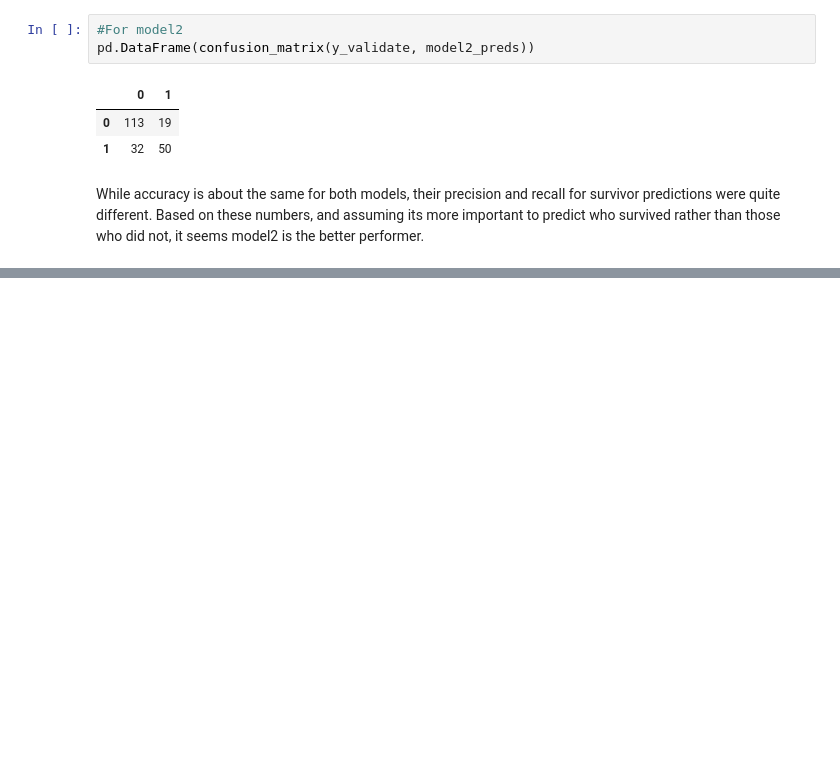
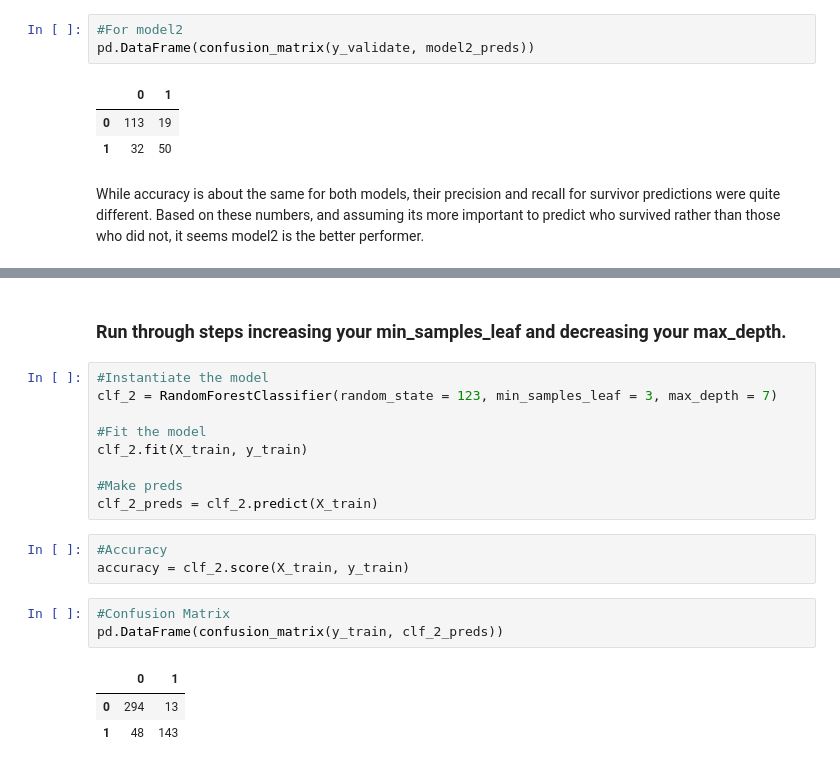
Before and after one commit to johnathon-smith/classification-exercises, a Jupyter notebook: model.ipynb, the cells around one changed output, grey strips where cells are left out. Cells and saved outputs as stored; diff of their text form; blank space fills up the shorter version.

```diff
--- a/model.ipynb
+++ b/model.ipynb
@@ -217,0 +275,21 @@ While accuracy is about the same for both models, their precision and recall for
+# %% [markdown]
+### Run through steps increasing your min_samples_leaf and decreasing your max_depth.
+# %%
+#Instantiate the model
+clf_2 = RandomForestClassifier(random_state = 123, min_samples_leaf = 3, max_depth = 7)
+
+#Fit the model
+clf_2.fit(X_train, y_train)
+
+#Make preds
+clf_2_preds = clf_2.predict(X_train)
+# %%
+#Accuracy
+accuracy = clf_2.score(X_train, y_train)
+# %%
+#Confusion Matrix
+pd.DataFrame(confusion_matrix(y_train, clf_2_preds))
+# %% [output]
+|  | 0 | 1 |
+| 0 | 294 | 13 |
+| 1 | 48 | 143 |
```
Also changed, not shown: parts of 22 cells of this notebook.
